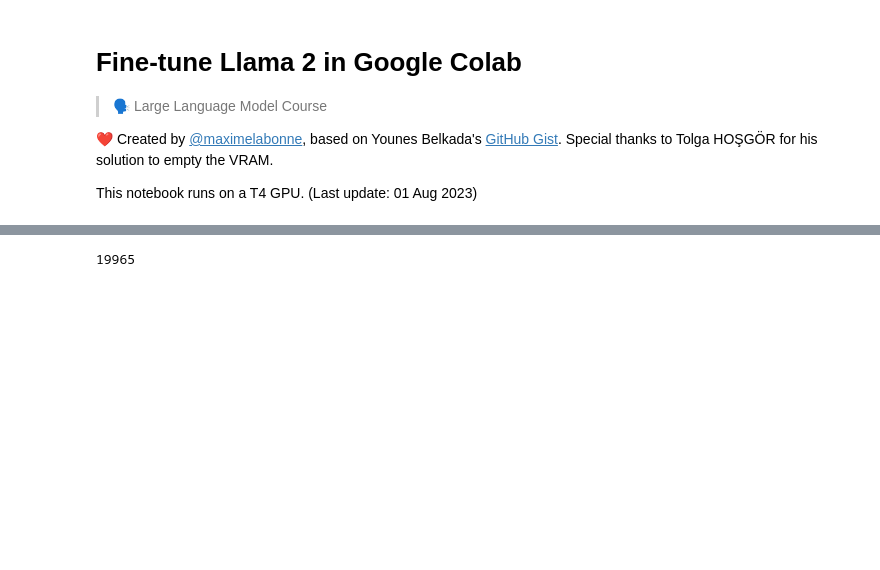
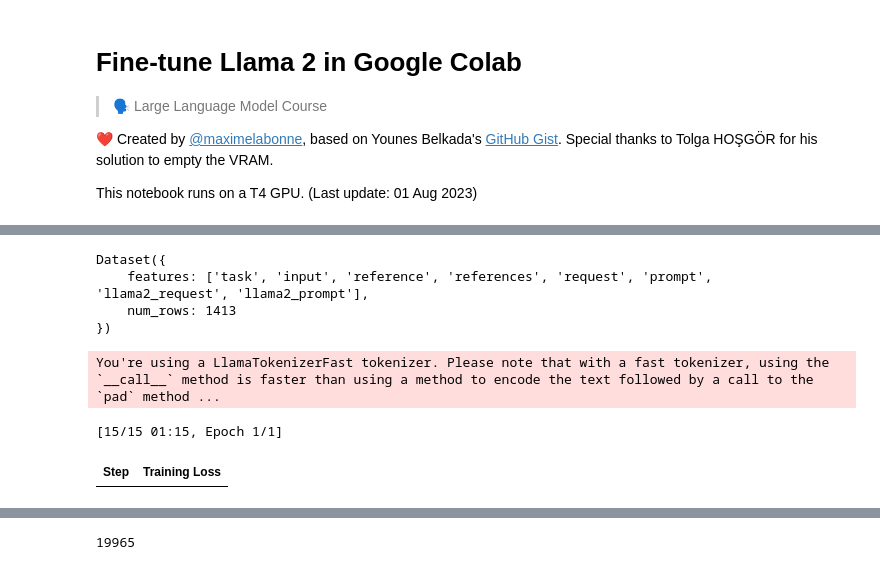
Before and after one commit to iliazlobin/transformers-labs, a Jupyter notebook: model-train/train-llama-mlabonne-notebook.ipynb, the cells around one changed output, grey strips where cells are left out. Drawn from its saved outputs; the diff is of its cells as text; code cells hidden in the pictures; blank space fills up the shorter version.

Commit message:
Video Llama experiments

```diff
--- a/model-train/train-llama-mlabonne-notebook.ipynb
+++ b/model-train/train-llama-mlabonne-notebook.ipynb
@@ -136,10 +140,10 @@ print(test_dataset)
 
 
 def llama2_prompt(item, response=True):
-    prompt = f"""<s>[INST] <<SYS>> You are a grammar assistant. You just provide the rewritten corrected sentence in your output, that is. You do not provide any explanation. You do not prefix your sentence with any of your comment. You end your response right after the corrected sentence. <</SYS>> {item['input']} [/INST]
+    prompt = f"""<s> [INST] <<SYS>> You are a grammar assistant, you output a corrected sentence only without any explanation. <</SYS>> {item['input']} [/INST]
 """.strip()
     if response:
-        prompt = f"""{prompt} {item['reference']}</s>
+        prompt = f"""{prompt} {item['reference']} </s>
 """.strip()
     return prompt
 
@@ -185,10 +189,11 @@ DatasetDict({
 model_name = "NousResearch/Llama-2-7b-chat-hf"
 
 # The instruction dataset to use
-dataset_name = "mlabonne/guanaco-llama2-1k"
+# dataset_name = "mlabonne/guanaco-llama2-1k"
 
 # Fine-tuned model name
-new_model = "llama-2-7b-miniguanaco"
+# new_model = "llama-2-7b-miniguanaco"
+new_model = "llama-2-7b-coedit"
 
 ################################################################################
 # QLoRA parameters
@@ -234,10 +239,10 @@ fp16 = False
 bf16 = False
 
 # Batch size per GPU for training
-per_device_train_batch_size = 4
+per_device_train_batch_size = 100
 
 # Batch size per GPU for evaluation
-per_device_eval_batch_size = 4
+per_device_eval_batch_size = 100
 
 # Number of update steps to accumulate the gradients for
 gradient_accumulation_steps = 1
@@ -392,3 +405,53 @@ dataloader_config = DataLoaderConfiguration(dispatch_batches=None, split_batches
+# %%
+print(dataset["train"])
+# %% [output]
+Dataset({
+    features: ['task', 'input', 'reference', 'references', 'request', 'prompt', 'llama2_request', 'llama2_prompt'],
+    num_rows: 1413
+})
+# %%
+# Set training parameters
+training_arguments = TrainingArguments(
+    output_dir=output_dir,
+    num_train_epochs=num_train_epochs,
+    per_device_train_batch_size=per_device_train_batch_size,
+    gradient_accumulation_steps=gradient_accumulation_steps,
+    optim=optim,
+    save_steps=save_steps,
+    logging_steps=logging_steps,
+    learning_rate=learning_rate,
+    weight_decay=weight_decay,
+    fp16=fp16,
+    bf16=bf16,
+    max_grad_norm=max_grad_norm,
+    max_steps=max_steps,
+    warmup_ratio=warmup_ratio,
+    group_by_length=group_by_length,
+    lr_scheduler_type=lr_scheduler_type,
+    report_to="tensorboard"
+)
+
+# Set supervised fine-tuning parameters
+trainer = SFTTrainer(
+    model=model,
+    train_dataset=dataset["train"],
+    peft_config=peft_config,
+    dataset_text_field="llama2_prompt",
+    max_seq_length=max_seq_length,
+    tokenizer=tokenizer,
+    args=training_arguments,
+    packing=packing,
+)
+
+# Train model
+trainer.train()
+
+# Save trained model
+trainer.model.save_pretrained(new_model)
+# %% [output]
+You're using a LlamaTokenizerFast tokenizer. Please note that with a fast tokenizer, using the `__call__` method is faster than using a method to encode the text followed by a call to the `pad` method ...
+[15/15 01:15, Epoch 1/1]
+| Step | Training Loss |
 # %%
 # %load_ext tensorboard
 # %tensorboard --logdir results/runs
```
Also changed, not shown: parts of 8 cells of this notebook, 13 other files.
